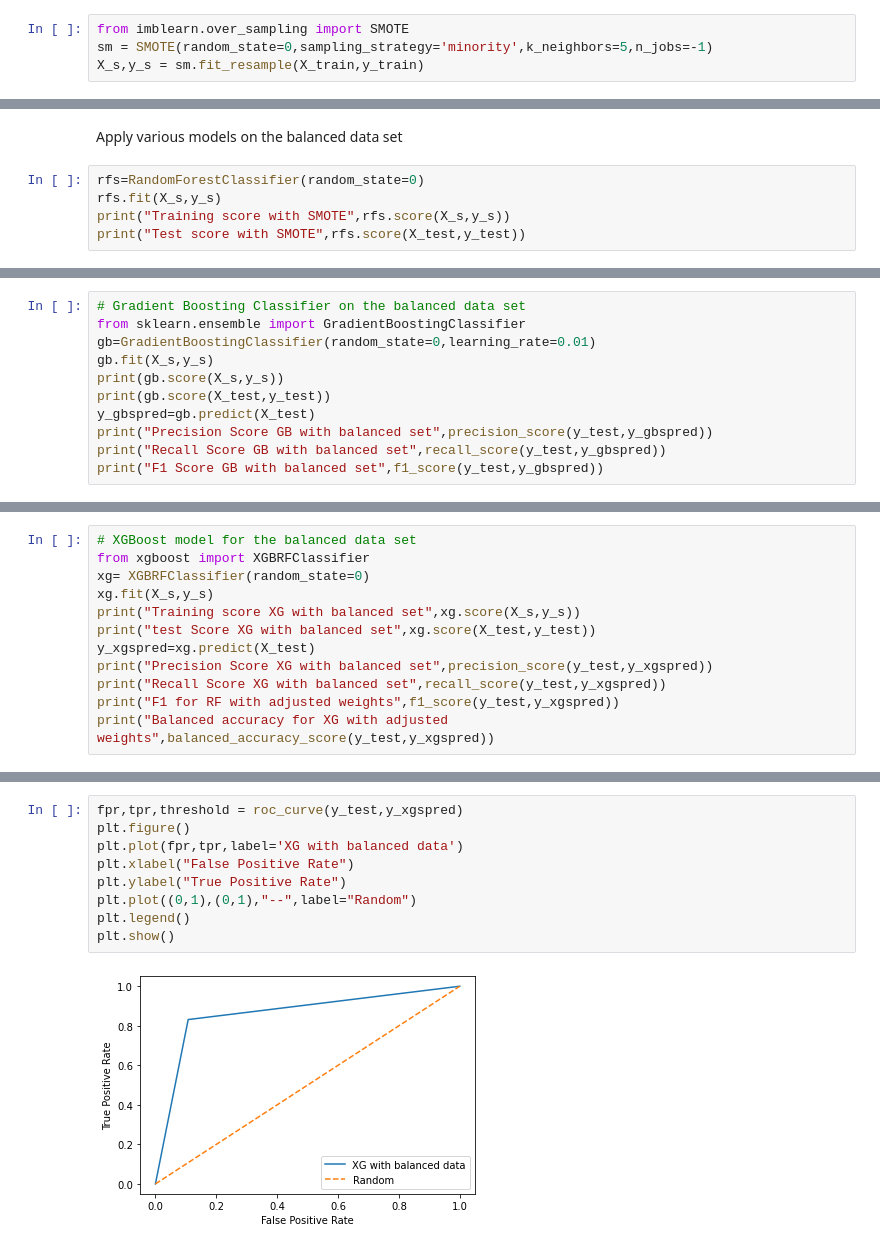
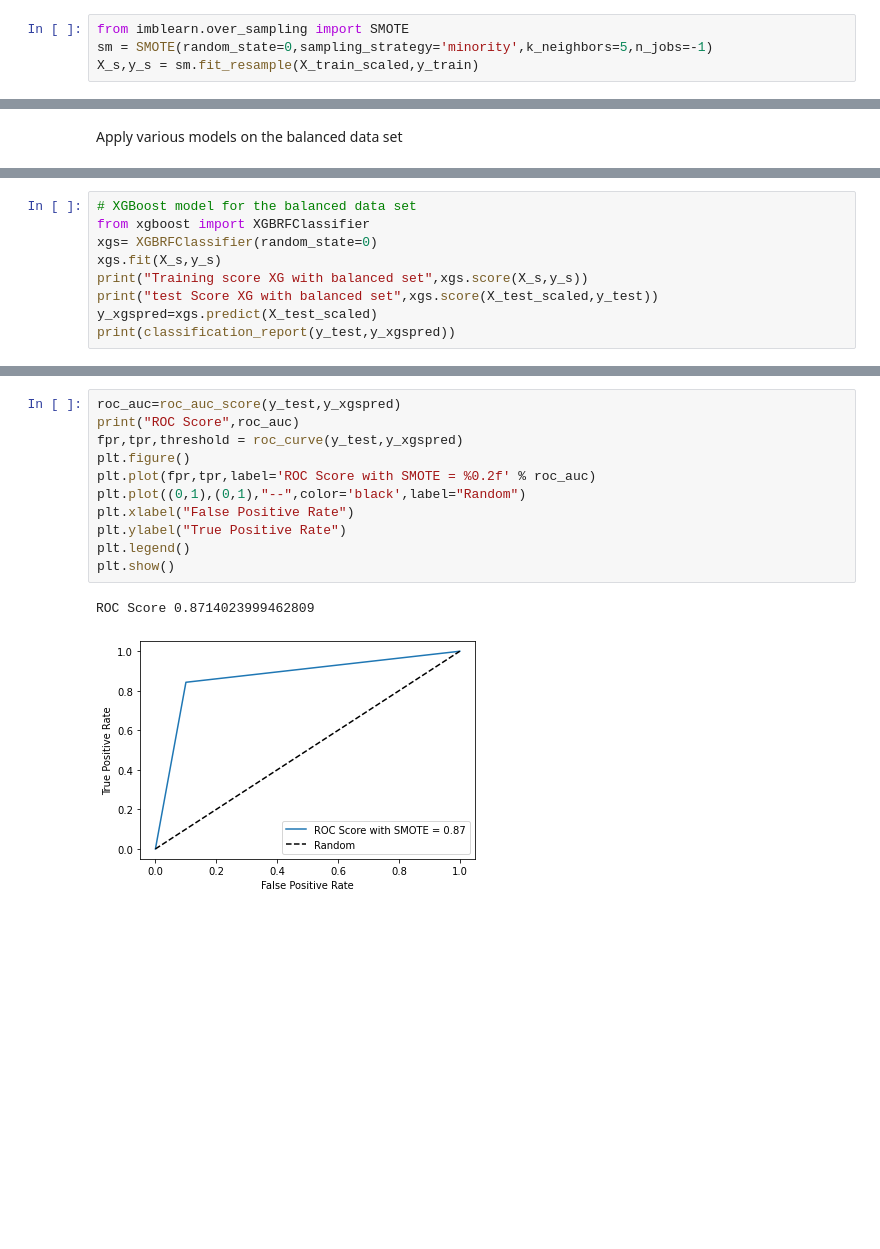
Before and after one commit to pchopalli/prashant, a Jupyter notebook: notebooks/bankingdeposit/1_prashant_banking_campaign .ipynb, the cells around one changed output, grey strips where cells are left out. Cells and saved outputs as stored; diff of their text form; blank space fills up the shorter version.

Commit message:
ROC plot , pipeline, Feature enggg

```diff
--- a/notebooks/bankingdeposit/1_prashant_banking_campaign .ipynb
+++ b/notebooks/bankingdeposit/1_prashant_banking_campaign .ipynb
@@ -426,4 +423,4 @@ Use the Balancing techniques: SMOTE
 # %%
 from imblearn.over_sampling import SMOTE
 sm = SMOTE(random_state=0,sampling_strategy='minority',k_neighbors=5,n_jobs=-1)
-X_s,y_s = sm.fit_resample(X_train,y_train)
+X_s,y_s = sm.fit_resample(X_train_scaled,y_train)
@@ -430,7 +433,2 @@ X_s,y_s = sm.fit_resample(X_train,y_train)
 # %% [markdown]
 <p> Apply various models on the balanced data set </p>
-# %%
-rfs=RandomForestClassifier(random_state=0)
-rfs.fit(X_s,y_s)
-print("Training score with SMOTE",rfs.score(X_s,y_s))
-print("Test score with SMOTE",rfs.score(X_test,y_test))
@@ -450,11 +434,0 @@ F1 score with SMOTE 0.5303030303030304
-# %%
-# Gradient Boosting Classifier on the balanced data set
-from sklearn.ensemble import GradientBoostingClassifier
-gb=GradientBoostingClassifier(random_state=0,learning_rate=0.01)
-gb.fit(X_s,y_s)
-print(gb.score(X_s,y_s))
-print(gb.score(X_test,y_test))
-y_gbspred=gb.predict(X_test)
-print("Precision Score GB with balanced set",precision_score(y_test,y_gbspred))
-print("Recall Score GB with balanced set",recall_score(y_test,y_gbspred))
-print("F1 Score GB with balanced set",f1_score(y_test,y_gbspred))
@@ -485,13 +435,10 @@ plt.show()
 # %%
 # XGBoost model for the balanced data set
 from xgboost import XGBRFClassifier
-xg= XGBRFClassifier(random_state=0)
-xg.fit(X_s,y_s)
-print("Training score XG with balanced set",xg.score(X_s,y_s))
-print("test Score XG with balanced set",xg.score(X_test,y_test))
-y_xgspred=xg.predict(X_test)
-print("Precision Score XG with balanced set",precision_score(y_test,y_xgspred))
-print("Recall Score XG with balanced set",recall_score(y_test,y_xgspred))
-print("F1 for RF with adjusted weights",f1_score(y_test,y_xgspred))
-print("Balanced accuracy for XG with adjusted weights",balanced_accuracy_score(y_test,y_xgspred))
+xgs= XGBRFClassifier(random_state=0)
+xgs.fit(X_s,y_s)
+print("Training score XG with balanced set",xgs.score(X_s,y_s))
+print("test Score XG with balanced set",xgs.score(X_test_scaled,y_test))
+y_xgspred=xgs.predict(X_test_scaled)
+print(classification_report(y_test,y_xgspred))
 # %% [output]
@@ -504,12 +455,15 @@ Balanced accuracy for XG with adjusted weights 0.8619203654056201
 # %%
+roc_auc=roc_auc_score(y_test,y_xgspred)
+print("ROC Score",roc_auc)
 fpr,tpr,threshold = roc_curve(y_test,y_xgspred)
 plt.figure()
-plt.plot(fpr,tpr,label='XG with balanced data')
+plt.plot(fpr,tpr,label='ROC Score with SMOTE = %0.2f' % roc_auc)
+plt.plot((0,1),(0,1),"--",color='black',label="Random")
 plt.xlabel("False Positive Rate")
 plt.ylabel("True Positive Rate")
-plt.plot((0,1),(0,1),"--",label="Random")
 plt.legend()
 plt.show()
 # %% [output]
+ROC Score 0.8714023999462809
-[figure, old version]
+[figure, new version]
 # %% [markdown]
```
Also changed, not shown: parts of 54 cells of this notebook.
